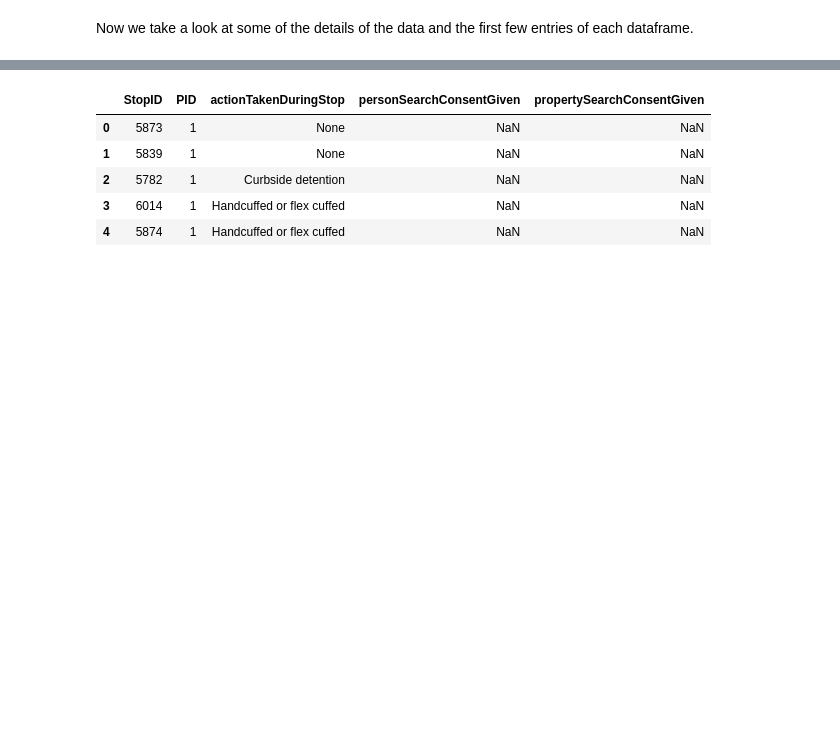
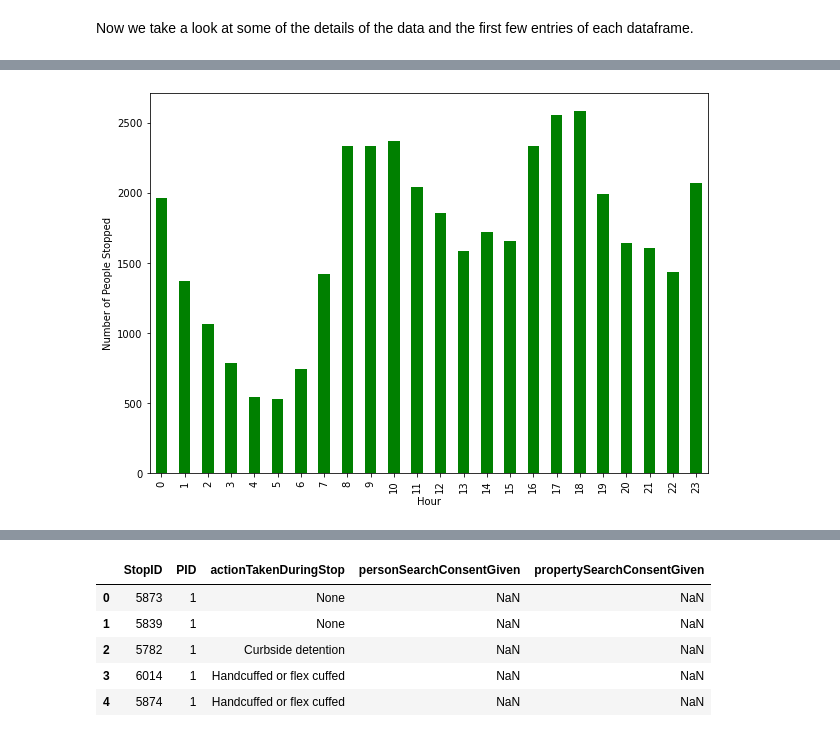
Before and after one commit to MaxwellLiu12/LBRacialIdentiyProfiling, a Jupyter notebook: EDA.ipynb, the cells around one changed output, grey strips where cells are left out. Saved outputs shown, nothing was run; the diff lists cells and outputs as text; code cells hidden in the pictures; blank space fills up the shorter version.

Commit message:
further explored the data and added some visuals

```diff
--- a/EDA.ipynb
+++ b/EDA.ipynb
@@ -43,0 +32,5 @@ actions.describe()
+# %%
+time_location["stopDate"] = pd.to_datetime(time_location["stopDate"]).dt.date
+time_location["hour"] = pd.to_datetime(time_location["stopTime"]).dt.hour
+time_location["stopTime"] = pd.to_datetime(time_location["stopTime"]).dt.time
+time_location
@@ -43,0 +87,7 @@ actions.describe()
+# %%
+plt.figure(figsize = (10, 7))
+time_location['hour'].value_counts().sort_index().plot.bar(color = "green")
+plt.xlabel("Hour")
+plt.ylabel("Number of People Stopped");
+# %% [output]
+[figure, added]
```
Also changed, not shown: parts of 37 cells of this notebook.
